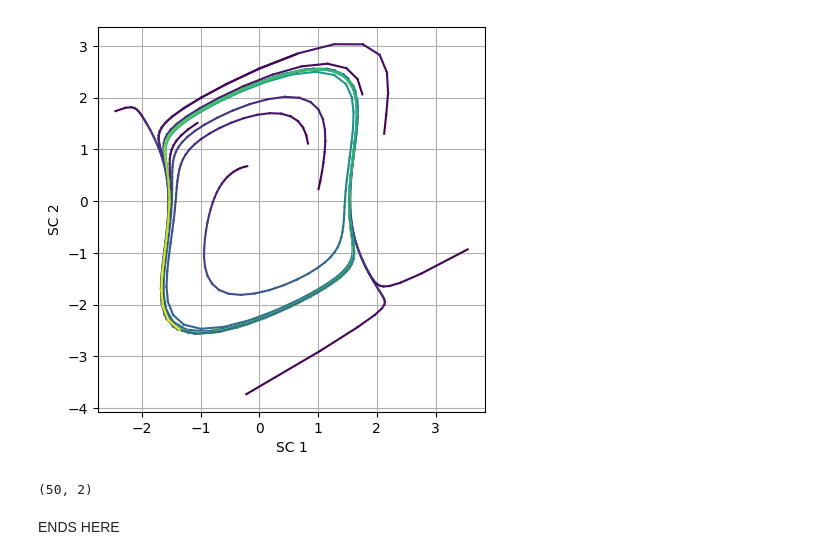
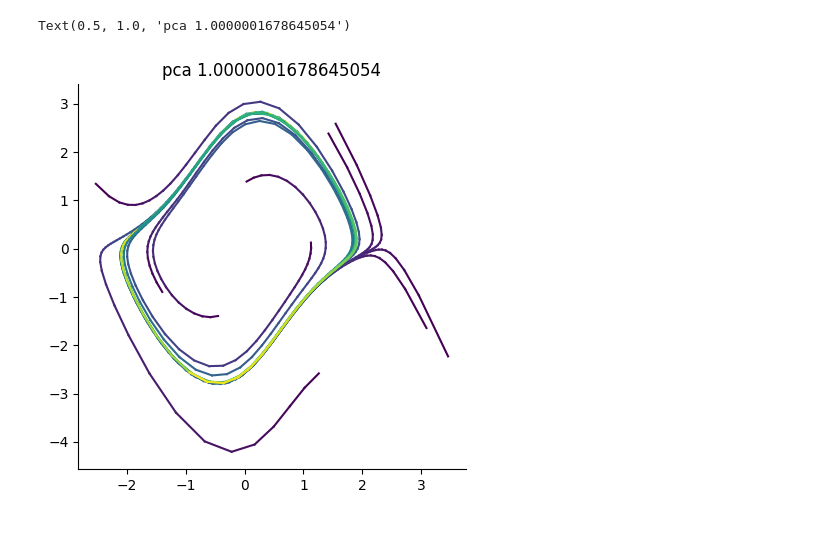
Before and after one commit to ArielleRosinski/SCA_project, a Jupyter notebook: linear_sca_synthetic_data.ipynb, the cells around one changed output. Cells and saved outputs as stored; diff of their text form; code cells hidden in the pictures; blank space fills up the shorter version.

```diff
--- a/linear_sca_synthetic_data.ipynb
+++ b/linear_sca_synthetic_data.ipynb
@@ -118,0 +84,13 @@ plt.gca().spines[['right', 'top']].set_visible(False)
+# %%
+key = random.PRNGKey(seed)
+key, subkey = random.split(key)
+
+proj_dims = 30
+proj_matrix = random.normal(key, (proj_dims, X.shape[1]))
+proj_matrix , _ = jnp.linalg.qr(proj_matrix)                    #(N',N)
+
+X_projected = jnp.einsum('lj,ijk->ilk', proj_matrix, X)         #(K, N', T)
+
+noise = random.normal(key, (X_projected.shape[1],))
+X_projected += noise[None, : , None]
+X_projected = jnp.array(X_projected)
@@ -122,20 +159,0 @@ Y = jnp.einsum('ji,kjl->kil', optimized_U_tilde[:,:], X_projected[:10])
-# %%
-fig = plt.figure(figsize=(5, 5))
-ax = fig.add_subplot(111)
-cmap = plt.get_cmap('viridis')
-
-num_time_points = Y.shape[-1]
-indices_to_plot = np.arange(0, Y.shape[0], 1)
-
-for i in indices_to_plot:
-    x = Y[i, 0, :]
-    y = Y[i, 1, :]
-
-    for t in range(num_time_points - 1):
-        ax.plot(x[t:t+2], y[t:t+2], color=cmap(t / (num_time_points - 1)))
-
-ax.set_xlabel('SC 1')
-ax.set_ylabel('SC 2')
-plt.grid()
-# %% [output]
-[figure, removed]
@@ -152,6 +159,0 @@ loadings = pca.transform(X_reshaped)
-# %%
-loadings.shape
-# %% [output]
-(50, 2)
-# %% [markdown]
-ENDS HERE
@@ -165,0 +160,19 @@ x2_distraction = x2 + x2_rand
+# %%
+""" PCA """
+split = 10
+X_train = np.concatenate(X_projected[split:].swapaxes(1,2))
+X_test = np.concatenate(X_projected[:split].swapaxes(1,2))
+full_data_var = np.sum(np.var(X_test, axis=0))
+
+num_pcs = 2
+pca = PCA(num_pcs)
+X_pca = pca.fit(X_train).transform(X_test)
+PCs = pca.components_
+X_pca = X_pca.reshape(split, len(t_eval), num_pcs).swapaxes(1,2)
+pca_variance_captured = pca.explained_variance_ratio_
+
+plot_2D(X_pca)
+plt.title(f"pca {var_explained(X_projected[:10], PCs.T)}")
+# %% [output]
+Text(0.5, 1.0, 'pca 1.0000001678645054')
+[figure, added]
```
Also changed, not shown: parts of 12 cells of this notebook.
